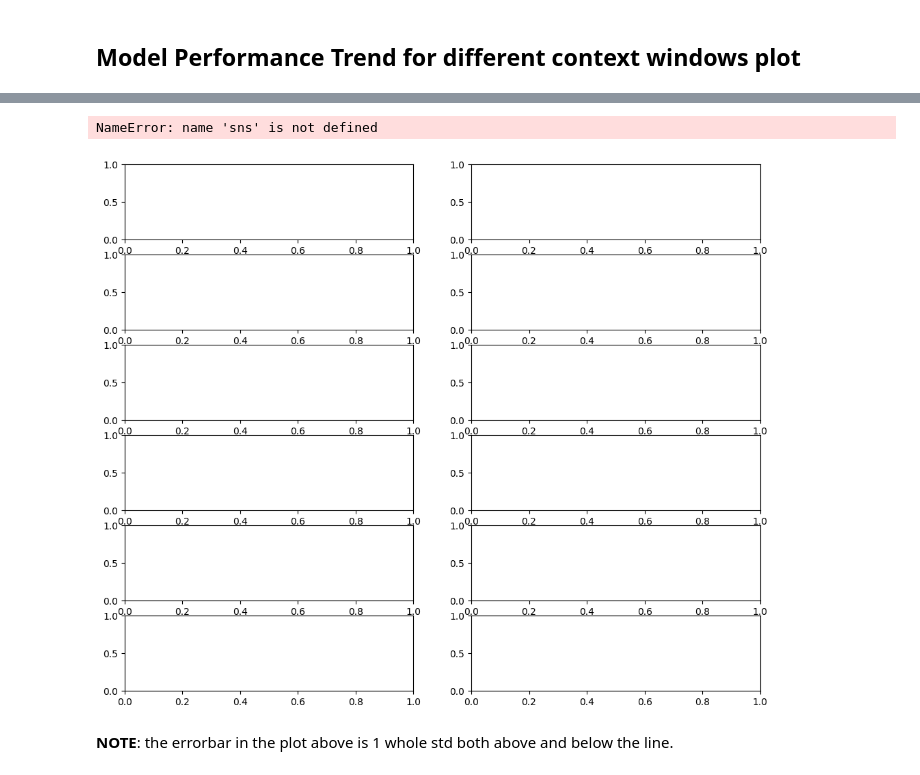
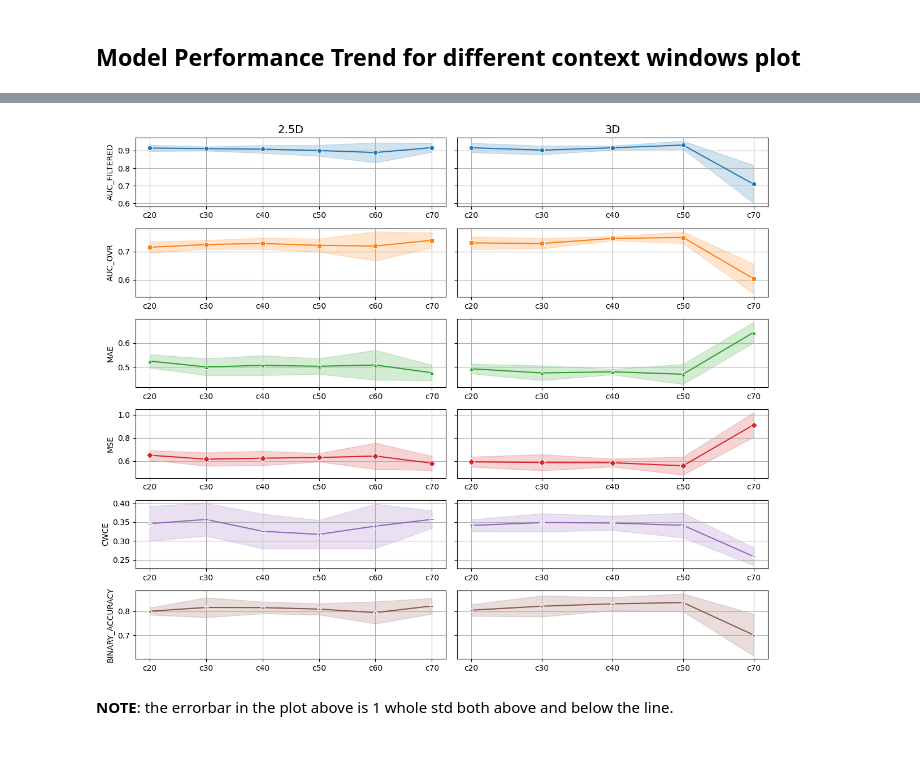
Before and after one commit to maxADeVisser/master_thesis, a Jupyter notebook: report/plots.ipynb, the cells around one changed output, grey strips where cells are left out. Cells and saved outputs as stored; diff of their text form; code cells hidden in the pictures.

Commit message:
update performance trend plot with 3d results (except c60)

```diff
--- a/report/plots.ipynb
+++ b/report/plots.ipynb
@@ -223,52 +234,51 @@ display(agg_results_3D)
 # %%
 n_metrics = agg_results_25D["metric"].nunique()
-fig, axes = plt.subplots(nrows=n_metrics, ncols=2, figsize=(12, 10))
+fig, axes = plt.subplots(nrows=n_metrics, ncols=2, figsize=(12, 10), sharey="row")
 
 markers = ['o', 's', '^', 'D', 'P', '*']
 colors = sns.color_palette("tab10")
 
 for i, metric in enumerate(agg_results_25D["metric"].unique()):
     metric_25D = agg_results_25D[agg_results_25D["metric"] == metric]
     metric_3D = agg_results_3D[agg_results_3D["metric"] == metric]
 
     # 25D
     ax = axes[i, 0]
     if i == 0:
         ax.set_title("2.5D", fontsize=14)
     sns.lineplot(x="context", y="mean", data=metric_25D, ax=ax, marker=markers[i], color=colors[i])
     ax.fill_between(
         x=metric_25D["context"],
         y1=metric_25D["mean"] - metric_25D["std"],
         y2=metric_25D["mean"] + metric_25D["std"],
         color=colors[i],
         alpha=0.2,
     )
     ax.set_ylabel(metric.upper())
     ax.set_xlabel("")
     ax.grid(True)
 
     # 3D
-    # ax = axes[i, 1]
-    # if i == 0:
-    #     ax.set_title("3D", fontsize=14)
-    # sns.lineplot(x="context", y="mean", data=metric_3D, ax=ax, marker=markers[i], color=colors[i])
-    # ax.fill_between(
-    #     metric_3D["context"],
-    #     metric_3D["mean"] - metric_3D["std"],
-    #     metric_3D["mean"] + metric_3D["std"],
-    #     color=colors[i],
-    #     alpha=0.2,
-    # )
-    # ax.set_ylabel("")
-    # ax.set_xlabel("")
-    # ax.grid(True)
+    ax = axes[i, 1]
+    if i == 0:
+        ax.set_title("3D", fontsize=14)
+    sns.lineplot(x="context", y="mean", data=metric_3D, ax=ax, marker=markers[i], color=colors[i])
+    ax.fill_between(
+        metric_3D["context"],
+        metric_3D["mean"] - metric_3D["std"],
+        metric_3D["mean"] + metric_3D["std"],
+        color=colors[i],
+        alpha=0.2,
+    )
+    ax.set_ylabel("")
+    ax.set_xlabel("")
+    ax.grid(True)
 
-plt.suptitle("Performance Metrics Trend Contexts", fontsize=16)
+# plt.suptitle("Performance Trend", fontsize=16)
 plt.tight_layout()
 plt.show()
 # %% [output]
-NameError: name 'sns' is not defined
-[figure, old version]
+[figure, new version]
 # %% [markdown]
 **NOTE**: the errorbar in the plot above is 1 whole std both above and below the line.
 # %%
```
Also changed, not shown: parts of 4 cells of this notebook, 2 other files.
